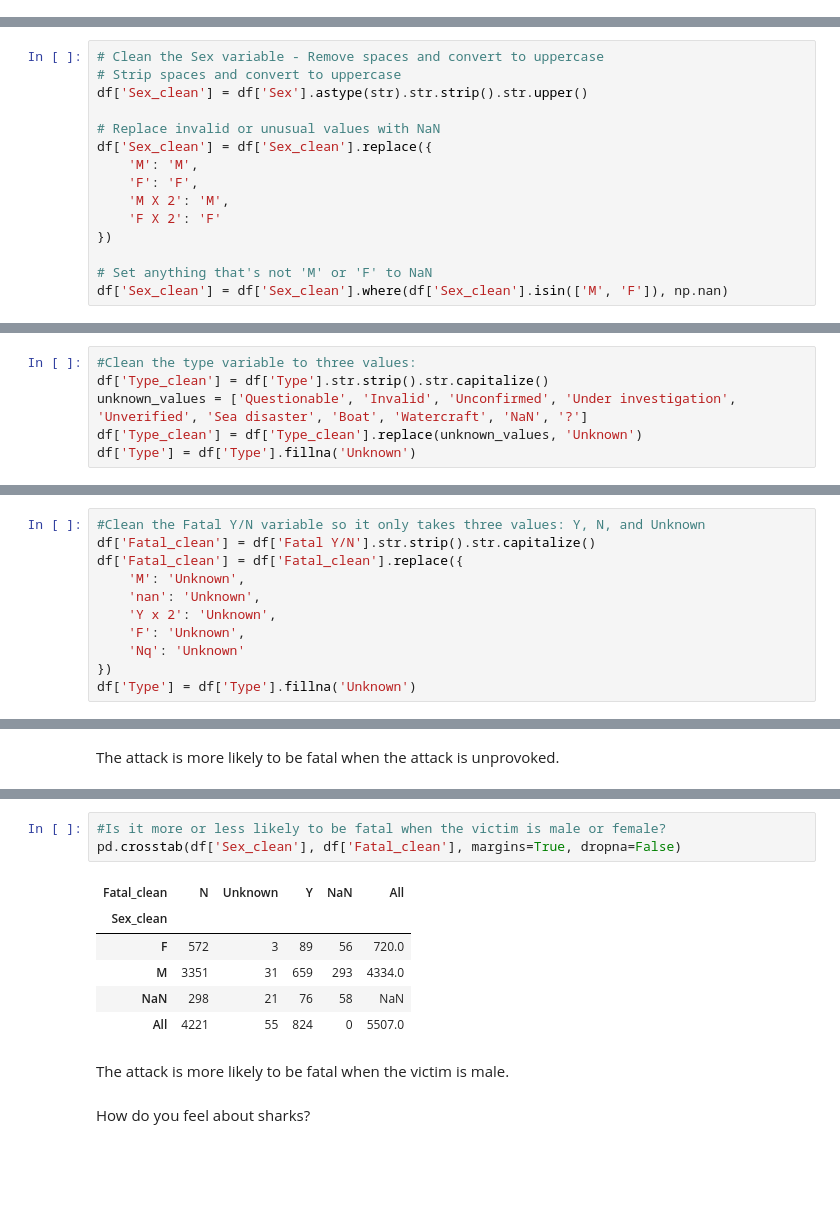
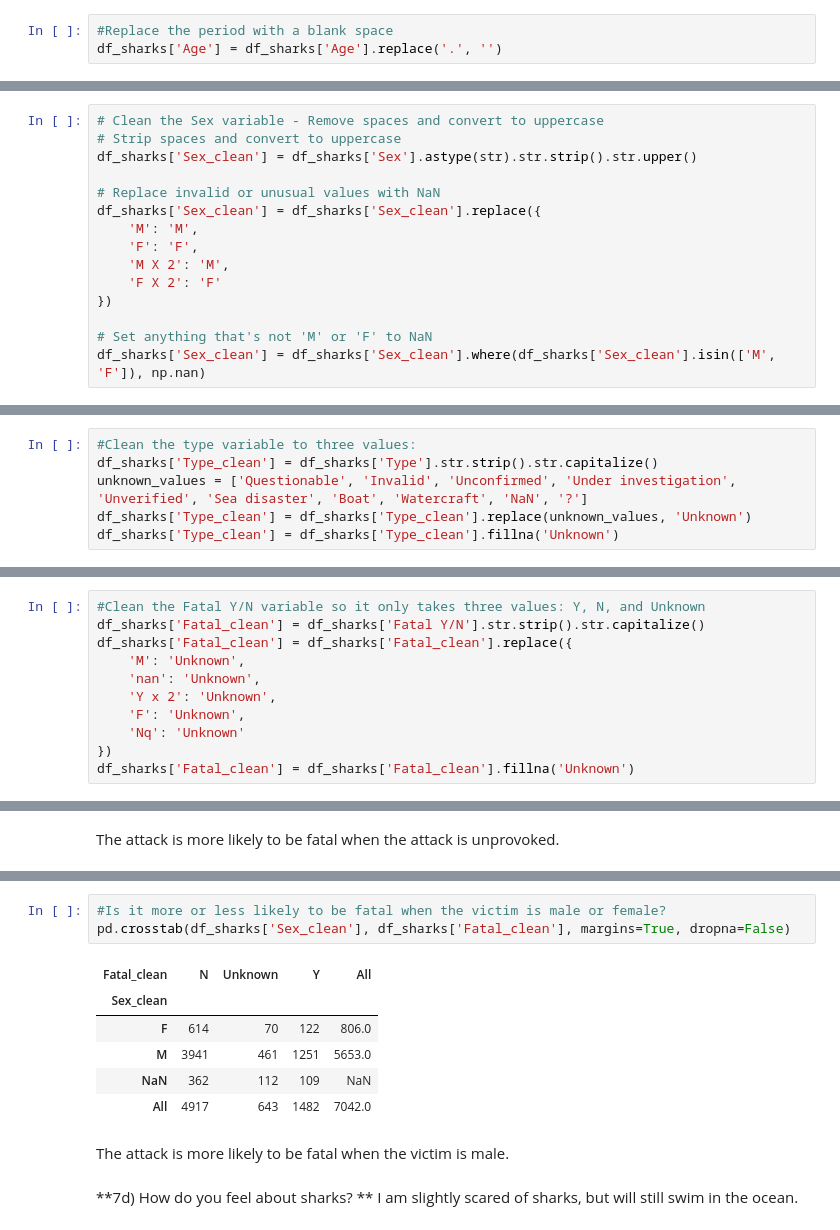
Before and after one commit to annieedmonds/wrangling_assignment, a Jupyter notebook: assignment.ipynb, the cells around one changed output, grey strips where cells are left out. Cells and saved outputs as stored; diff of their text form; blank space fills up the shorter version.

```diff
--- a/assignment.ipynb
+++ b/assignment.ipynb
@@ -300,4 +462,7 @@ array([nan, 63.,  9., 39., 19.,  7., 85., 69., 18., 66., 21., 40., 37.,
        52., 44., 47., 59.,  8., 50., 34., 77., 60., 73., 67.,  6., 53.,
        51., 31., 71., 54., 75., 70.,  4., 74.,  3., 82., 72.,  5., 86.,
        84., 87.,  1., 81., 78.])
+# %%
+#Replace the period with a blank space
+df_sharks['Age'] = df_sharks['Age'].replace('.', '')
 # %%
@@ -326,10 +485,10 @@ Name: count, dtype: int64
 # %%
 # Clean the Sex variable - Remove spaces and convert to uppercase
 # Strip spaces and convert to uppercase
-df['Sex_clean'] = df['Sex'].astype(str).str.strip().str.upper()
+df_sharks['Sex_clean'] = df_sharks['Sex'].astype(str).str.strip().str.upper()
 
 # Replace invalid or unusual values with NaN
-df['Sex_clean'] = df['Sex_clean'].replace({
+df_sharks['Sex_clean'] = df_sharks['Sex_clean'].replace({
     'M': 'M',
     'F': 'F',
     'M X 2': 'M',
@@ -337,5 +496,5 @@ df['Sex_clean'] = df['Sex_clean'].replace({
 })
 
 # Set anything that's not 'M' or 'F' to NaN
-df['Sex_clean'] = df['Sex_clean'].where(df['Sex_clean'].isin(['M', 'F']), np.nan)
+df_sharks['Sex_clean'] = df_sharks['Sex_clean'].where(df_sharks['Sex_clean'].isin(['M', 'F']), np.nan)
 # %%
@@ -356,8 +519,8 @@ print(df['Type'].unique())
  'Under investigation' 'Boat']
 # %%
 #Clean the type variable to three values:
-df['Type_clean'] = df['Type'].str.strip().str.capitalize()
+df_sharks['Type_clean'] = df_sharks['Type'].str.strip().str.capitalize()
 unknown_values = ['Questionable', 'Invalid', 'Unconfirmed', 'Under investigation', 'Unverified', 'Sea disaster', 'Boat', 'Watercraft', 'NaN', '?']
-df['Type_clean'] = df['Type_clean'].replace(unknown_values, 'Unknown')
-df['Type'] = df['Type'].fillna('Unknown')
+df_sharks['Type_clean'] = df_sharks['Type_clean'].replace(unknown_values, 'Unknown')
+df_sharks['Type_clean'] = df_sharks['Type_clean'].fillna('Unknown')
 # %%
@@ -381,13 +545,13 @@ array(['N', 'Y', 'F', 'M', nan, 'n', 'Nq', 'UNKNOWN', 2017, 'Y x 2', ' N'],
 # %%
 #Clean the Fatal Y/N variable so it only takes three values: Y, N, and Unknown
-df['Fatal_clean'] = df['Fatal Y/N'].str.strip().str.capitalize()
-df['Fatal_clean'] = df['Fatal_clean'].replace({
+df_sharks['Fatal_clean'] = df_sharks['Fatal Y/N'].str.strip().str.capitalize()
+df_sharks['Fatal_clean'] = df_sharks['Fatal_clean'].replace({
     'M': 'Unknown',
     'nan': 'Unknown',
     'Y x 2': 'Unknown',
     'F': 'Unknown',
     'Nq': 'Unknown'
 })
-df['Type'] = df['Type'].fillna('Unknown')
+df_sharks['Fatal_clean'] = df_sharks['Fatal_clean'].fillna('Unknown')
 # %%
 #check to ensure that there are only three values
@@ -419,14 +589,14 @@ The attack is more likely to be fatal when the attack is unprovoked.
 # %%
 #Is it more or less likely to be fatal when the victim is male or female?
-pd.crosstab(df['Sex_clean'], df['Fatal_clean'], margins=True, dropna=False)
+pd.crosstab(df_sharks['Sex_clean'], df_sharks['Fatal_clean'], margins=True, dropna=False)
 # %% [output]
-| Fatal_clean | N | Unknown | Y | NaN | All |
-| Sex_clean |  |  |  |  |  |
-| F | 572 | 3 | 89 | 56 | 720.0 |
-| M | 3351 | 31 | 659 | 293 | 4334.0 |
-| NaN | 298 | 21 | 76 | 58 | NaN |
-| All | 4221 | 55 | 824 | 0 | 5507.0 |
+| Fatal_clean | N | Unknown | Y | All |
+| Sex_clean |  |  |  |  |
+| F | 614 | 70 | 122 | 806.0 |
+| M | 3941 | 461 | 1251 | 5653.0 |
+| NaN | 362 | 112 | 109 | NaN |
+| All | 4917 | 643 | 1482 | 7042.0 |
 # %% [markdown]
 The attack is more likely to be fatal when the victim is male.
 # %% [markdown]
-How do you feel about sharks?
+**7d) How do you feel about sharks? ** I am slightly scared of sharks, but will still swim in the ocean.
```
Also changed, not shown: parts of 67 cells of this notebook.
